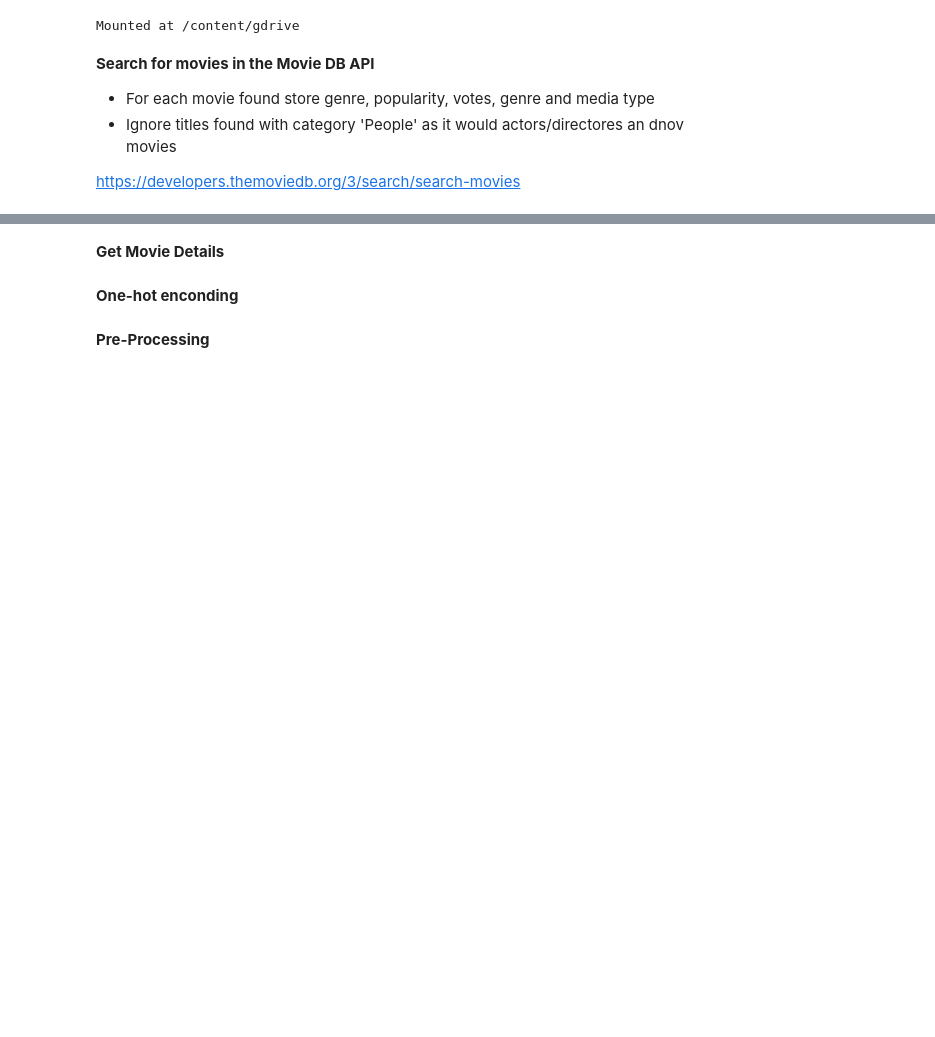
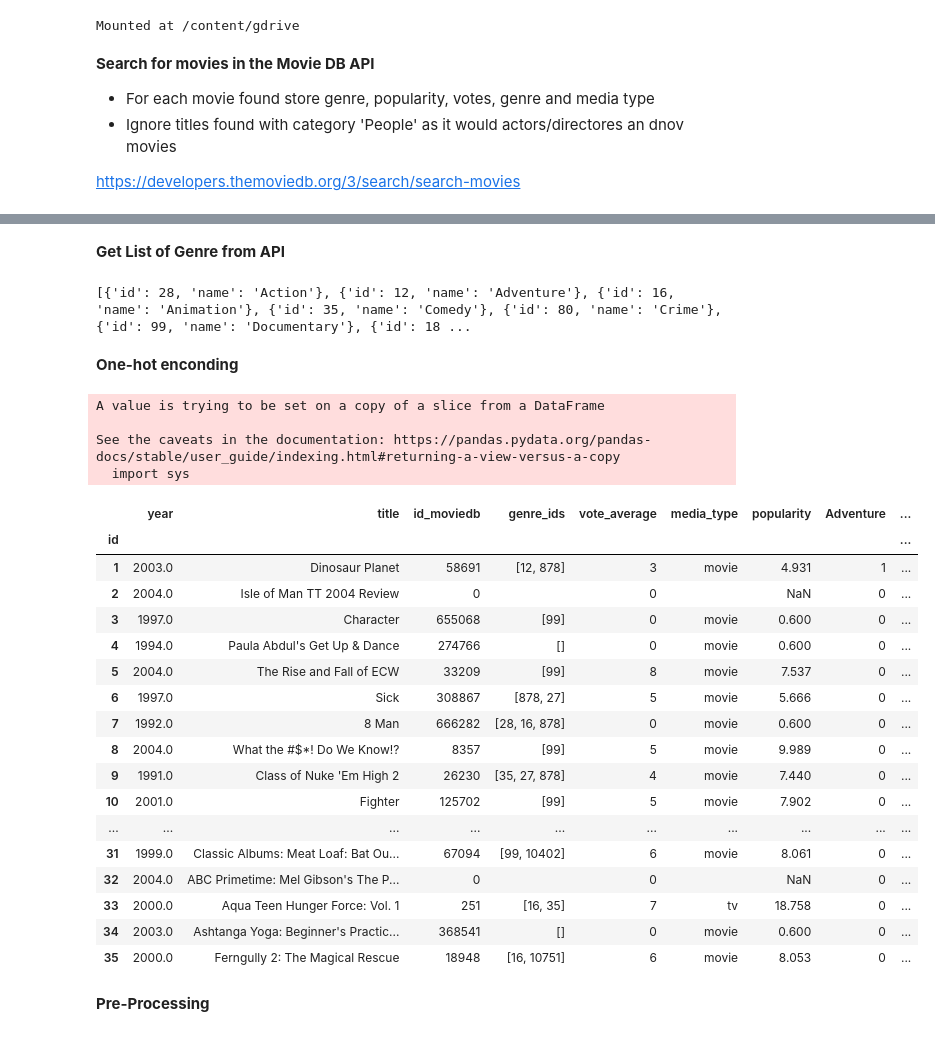
Before and after one commit to atotev/CA683-2021-dara, a Jupyter notebook: Importing_movies.ipynb, the cells around one changed output, grey strips where cells are left out. Cells and saved outputs as stored; diff of their text form; code cells hidden in the pictures; blank space fills up the shorter version.

Commit message:
Adding on hot encoding in genre

```diff
--- a/Importing_movies.ipynb
+++ b/Importing_movies.ipynb
@@ -96,13 +94,15 @@ if 'genre_ids' not in movies_netflix:
   movies_netflix['genre_ids'] = 0
 if 'media_type' not in movies_netflix:
   movies_netflix['media_type'] = ""
+if 'popularity' not in movies_netflix:
+  movies_netflix['popularity'] = ""
 # %%
 from google.colab import files
 import requests
 from time import sleep
 count = 0
 
-for ind in movies_netflix[0:17769].index:
+for ind in movies_netflix.index:
 
     movie_title = movies_netflix['title'][ind]
     year = (str(movies_netflix['year'][ind])[0:4])
@@ -114,8 +114,6 @@ for ind in movies_netflix[0:17769].index:
     results = response.json()
 
     movie = {}
-
-    print(url)
 
     if (len(results["results"])) >= 1:
       for item in results["results"]:
@@ -155,9 +153,6 @@ for ind in movies_netflix[0:17769].index:
         movies_netflix['media_type'][ind] = movie["media_type"]
       if "popularity" in movie:
         movies_netflix['popularity'][ind] = movie["popularity"]
-      print(movie_title + " movie found")
-    else:
-      print(movie_title + " not found")
 
     if count == 10:
       # movies_netflix.to_csv('movie_titles.csv', header=True)
@@ -203,6 +178,48 @@ Fighter movie found
-# %% [markdown]
-**Get Movie Details**
+# %% [markdown]
+**Get List of Genre from API**
+# %%
+url = "https://api.themoviedb.org/3/genre/movie/list?api_key="+ apiKey +"&language=en-US"
+response = requests.get(url)
+results = response.json()
+genres_list = results["genres"]
+print(genres_list)
+# %% [output]
+[{'id': 28, 'name': 'Action'}, {'id': 12, 'name': 'Adventure'}, {'id': 16, 'name': 'Animation'}, {'id': 35, 'name': 'Comedy'}, {'id': 80, 'name': 'Crime'}, {'id': 99, 'name': 'Documentary'}, {'id': 18 ...
 # %% [markdown]
 **One-hot enconding**
+# %%
+for ind in movies_netflix.index:
+  for genre in movies_netflix['genre_ids'][ind]:
+    genre_found = [x for x in genres_list if x["id"] == int(genre)]
+    if genre_found:
+      if genre_found[0]["name"] not in movies_netflix:
+        movies_netflix[genre_found[0]["name"]] = 0
+      movies_netflix[genre_found[0]["name"]][ind] = 1
+# %% [output]
+A value is trying to be set on a copy of a slice from a DataFrame
+
+See the caveats in the documentation: https://pandas.pydata.org/pandas-docs/stable/user_guide/indexing.html#returning-a-view-versus-a-copy
+  import sys
+# %%
+movies_netflix.head(35)
+# %% [output]
+|  | year | title | id_moviedb | genre_ids | vote_average | media_type | popularity | Adventure | ... |
+| id |  |  |  |  |  |  |  |  | ... |
+| 1 | 2003.0 | Dinosaur Planet | 58691 | [12, 878] | 3 | movie | 4.931 | 1 | ... |
+| 2 | 2004.0 | Isle of Man TT 2004 Review | 0 |  | 0 |  | NaN | 0 | ... |
+| 3 | 1997.0 | Character | 655068 | [99] | 0 | movie | 0.600 | 0 | ... |
+| 4 | 1994.0 | Paula Abdul's Get Up & Dance | 274766 | [] | 0 | movie | 0.600 | 0 | ... |
+| 5 | 2004.0 | The Rise and Fall of ECW | 33209 | [99] | 8 | movie | 7.537 | 0 | ... |
+| 6 | 1997.0 | Sick | 308867 | [878, 27] | 5 | movie | 5.666 | 0 | ... |
+| 7 | 1992.0 | 8 Man | 666282 | [28, 16, 878] | 0 | movie | 0.600 | 0 | ... |
+| 8 | 2004.0 | What the #$*! Do We Know!? | 8357 | [99] | 5 | movie | 9.989 | 0 | ... |
+| 9 | 1991.0 | Class of Nuke 'Em High 2 | 26230 | [35, 27, 878] | 4 | movie | 7.440 | 0 | ... |
+| 10 | 2001.0 | Fighter | 125702 | [99] | 5 | movie | 7.902 | 0 | ... |
+| ... | ... | ... | ... | ... | ... | ... | ... | ... | ... |
+| 31 | 1999.0 | Classic Albums: Meat Loaf: Bat Ou... | 67094 | [99, 10402] | 6 | movie | 8.061 | 0 | ... |
+| 32 | 2004.0 | ABC Primetime: Mel Gibson's The P... | 0 |  | 0 |  | NaN | 0 | ... |
+| 33 | 2000.0 | Aqua Teen Hunger Force: Vol. 1 | 251 | [16, 35] | 7 | tv | 18.758 | 0 | ... |
+| 34 | 2003.0 | Ashtanga Yoga: Beginner's Practic... | 368541 | [] | 0 | movie | 0.600 | 0 | ... |
+| 35 | 2000.0 | Ferngully 2: The Magical Rescue | 18948 | [16, 10751] | 6 | movie | 8.053 | 0 | ... |
 # %% [markdown]
 **Pre-Processing**
```
Also changed, not shown: parts of 5 cells of this notebook.
